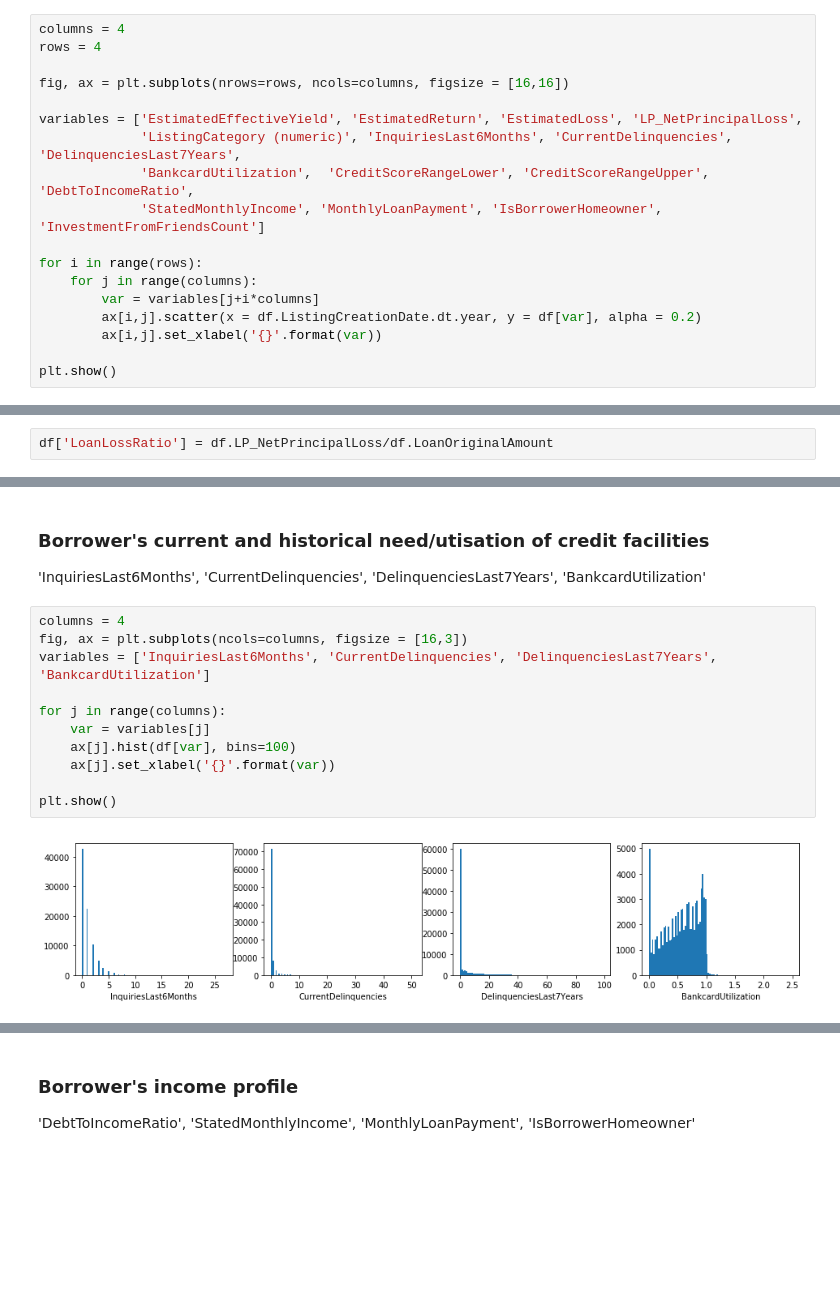
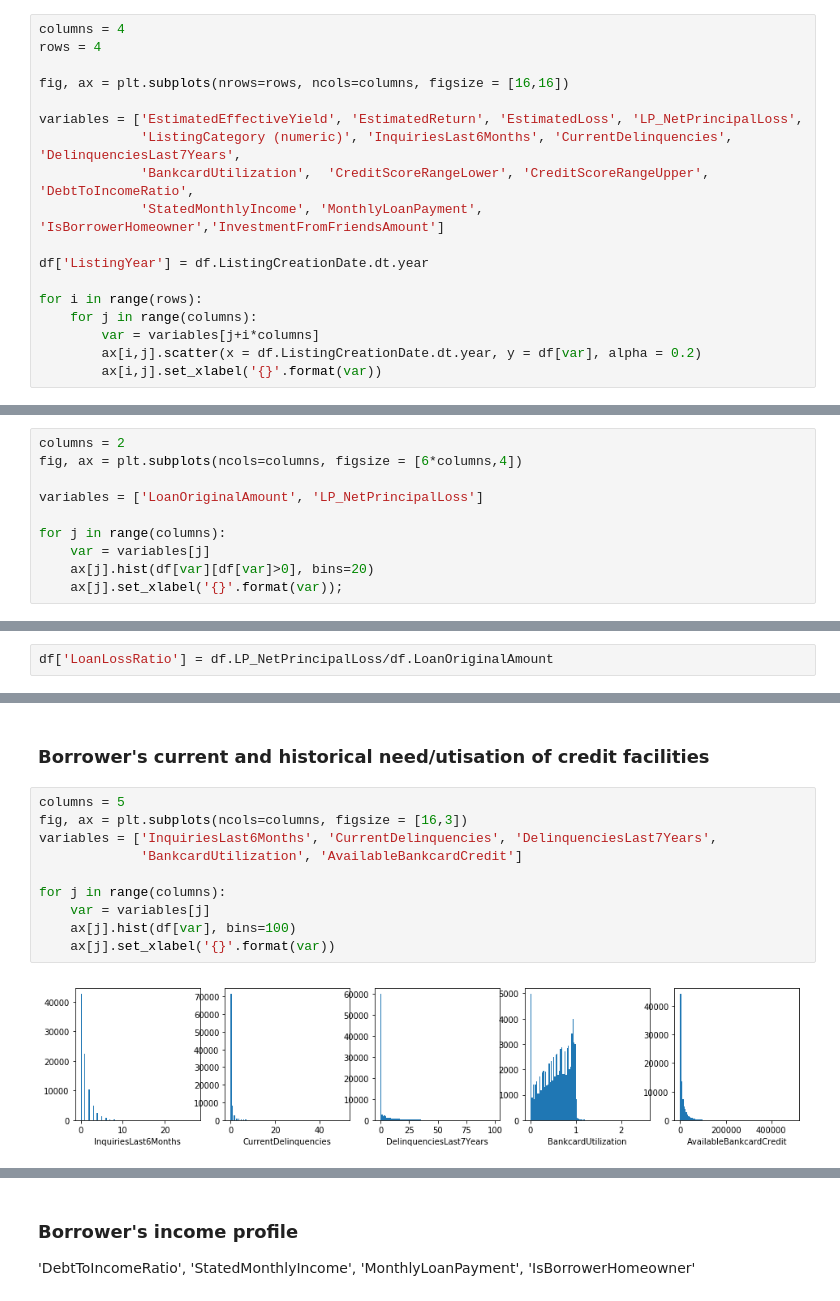
Before and after one commit to VilijaVait/data-analyst-udacity, a Jupyter notebook: projects/CommunicateData/ProsperLoanDataAnalysis.ipynb, the cells around one changed output, grey strips where cells are left out. Saved outputs shown, nothing was run; the diff lists cells and outputs as text; blank space fills up the shorter version.

```diff
--- a/projects/CommunicateData/ProsperLoanDataAnalysis.ipynb
+++ b/projects/CommunicateData/ProsperLoanDataAnalysis.ipynb
@@ -112,13 +112,13 @@ fig, ax = plt.subplots(nrows=rows, ncols=columns, figsize = [16,16])
 variables = ['EstimatedEffectiveYield', 'EstimatedReturn', 'EstimatedLoss', 'LP_NetPrincipalLoss',
              'ListingCategory (numeric)', 'InquiriesLast6Months', 'CurrentDelinquencies', 'DelinquenciesLast7Years',
              'BankcardUtilization',  'CreditScoreRangeLower', 'CreditScoreRangeUpper', 'DebtToIncomeRatio',
-             'StatedMonthlyIncome', 'MonthlyLoanPayment', 'IsBorrowerHomeowner', 'InvestmentFromFriendsCount']
+             'StatedMonthlyIncome', 'MonthlyLoanPayment', 'IsBorrowerHomeowner','InvestmentFromFriendsAmount']
+
+df['ListingYear'] = df.ListingCreationDate.dt.year
 
 for i in range(rows):
     for j in range(columns):
         var = variables[j+i*columns]
         ax[i,j].scatter(x = df.ListingCreationDate.dt.year, y = df[var], alpha = 0.2)
         ax[i,j].set_xlabel('{}'.format(var))
-
-plt.show()
 # %% [output]
@@ -205,0 +201,10 @@ plt.hist(df.LP_NetPrincipalLoss[df.LP_NetPrincipalLoss > 0], bins=100);
+# %%
+columns = 2
+fig, ax = plt.subplots(ncols=columns, figsize = [6*columns,4])
+
+variables = ['LoanOriginalAmount', 'LP_NetPrincipalLoss']
+
+for j in range(columns):
+    var = variables[j]
+    ax[j].hist(df[var][df[var]>0], bins=20)
+    ax[j].set_xlabel('{}'.format(var));
@@ -211,18 +219,15 @@ plt.hist(df.LoanLossRatio[(df.LoanLossRatio > 0)], bins=100);
 [figure]
 # %% [markdown]
 ### Borrower's current and historical need/utisation of credit facilities
-
-'InquiriesLast6Months', 'CurrentDelinquencies', 'DelinquenciesLast7Years', 'BankcardUtilization'
 # %%
-columns = 4
+columns = 5
 fig, ax = plt.subplots(ncols=columns, figsize = [16,3])
-variables = ['InquiriesLast6Months', 'CurrentDelinquencies', 'DelinquenciesLast7Years', 'BankcardUtilization']
+variables = ['InquiriesLast6Months', 'CurrentDelinquencies', 'DelinquenciesLast7Years',
+             'BankcardUtilization', 'AvailableBankcardCredit']
 
 for j in range(columns):
     var = variables[j]
     ax[j].hist(df[var], bins=100)
     ax[j].set_xlabel('{}'.format(var))
-
-plt.show()
 # %% [output]
-[figure, old version]
+[figure, new version]
```
Also changed, not shown: parts of 48 cells of this notebook.
